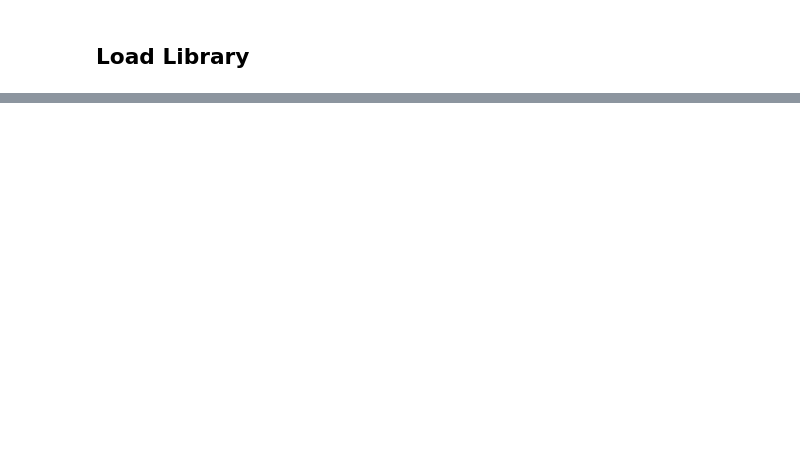
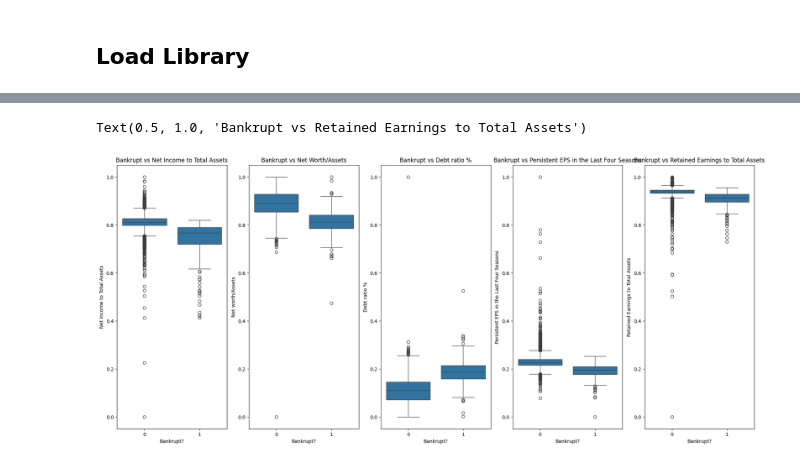
Before and after one commit to satriahady-git/banktrupcy-company, a Jupyter notebook: modeling.ipynb, the cells around one changed output, grey strips where cells are left out. Drawn from its saved outputs; the diff is of its cells as text; code cells hidden in the pictures; blank space fills up the shorter version.

```diff
--- a/modeling.ipynb
+++ b/modeling.ipynb
@@ -19,0 +198,22 @@ import seaborn as sns
+# %%
+## now check the interesting feature
+
+f, axes = plt.subplots(ncols=5, figsize=(24,10))
+
+sns.boxplot(x='Bankrupt?', y='Net Income to Total Assets', data=df, ax=axes[0])
+axes[0].set_title('Bankrupt vs Net Income to Total Assets')
+
+sns.boxplot(x='Bankrupt?', y='Net worth/Assets', data=df, ax=axes[1])
+axes[1].set_title('Bankrupt vs Net Worth/Assets')
+
+sns.boxplot(x='Bankrupt?', y='Debt ratio %', data=df, ax=axes[2])
+axes[2].set_title('Bankrupt vs Debt ratio %')
+
+sns.boxplot(x='Bankrupt?', y='Persistent EPS in the Last Four Seasons', data=df, ax=axes[3])
+axes[3].set_title('Bankrupt vs Persistent EPS in the Last Four Seasons')
+
+sns.boxplot(x='Bankrupt?', y='Retained Earnings to Total Assets', data=df, ax=axes[4])
+axes[4].set_title('Bankrupt vs Retained Earnings to Total Assets')
+# %% [output]
+Text(0.5, 1.0, 'Bankrupt vs Retained Earnings to Total Assets')
+[figure, added]
```
Also changed, not shown: parts of 38 cells of this notebook.
